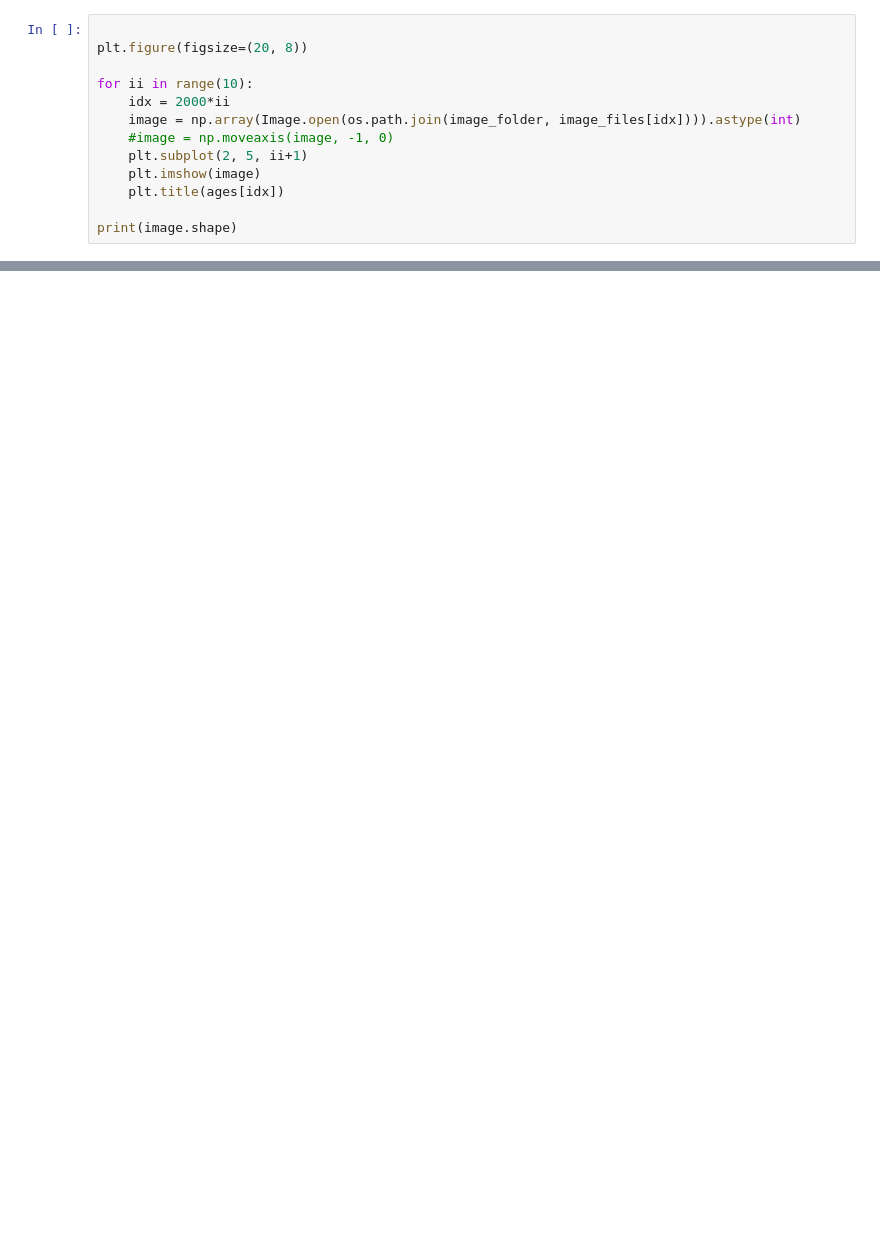
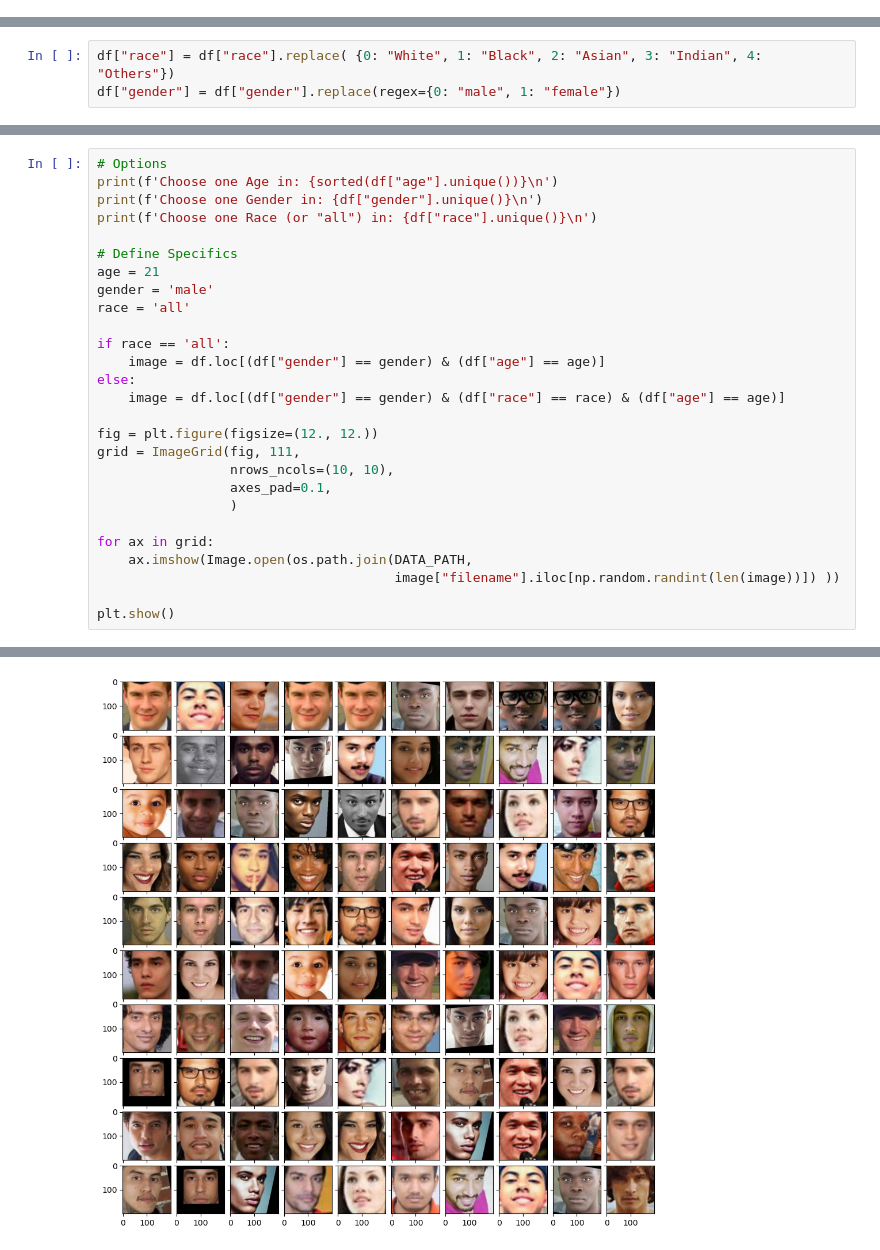
Before and after one commit to albertkao227/image-regression, a Jupyter notebook: notebooks/example.ipynb, the cells around one changed output, grey strips where cells are left out. Cells and saved outputs as stored; diff of their text form; blank space fills up the shorter version.

```diff
--- a/notebooks/example.ipynb
+++ b/notebooks/example.ipynb
@@ -30,13 +0,0 @@ print(ages[:3])
-# %%
-
-plt.figure(figsize=(20, 8))
-
-for ii in range(10):
-    idx = 2000*ii
-    image = np.array(Image.open(os.path.join(image_folder, image_files[idx]))).astype(int)
-    #image = np.moveaxis(image, -1, 0)
-    plt.subplot(2, 5, ii+1)
-    plt.imshow(image)
-    plt.title(ages[idx])
-
-print(image.shape)
@@ -227,0 +69,3 @@ def predict_age(model, img_path, device):
+# %%
+df["race"] = df["race"].replace( {0: "White", 1: "Black", 2: "Asian", 3: "Indian", 4: "Others"})
+df["gender"] = df["gender"].replace(regex={0: "male", 1: "female"})
@@ -227,0 +81,28 @@ def predict_age(model, img_path, device):
+# %%
+# Options
+print(f'Choose one Age in: {sorted(df["age"].unique())}\n')
+print(f'Choose one Gender in: {df["gender"].unique()}\n')
+print(f'Choose one Race (or "all") in: {df["race"].unique()}\n')
+
+# Define Specifics
+age = 21
+gender = 'male'
+race = 'all'
+
+if race == 'all':
+    image = df.loc[(df["gender"] == gender) & (df["age"] == age)]
+else:
+    image = df.loc[(df["gender"] == gender) & (df["race"] == race) & (df["age"] == age)]
+
+fig = plt.figure(figsize=(12., 12.))
+grid = ImageGrid(fig, 111,
+                 nrows_ncols=(10, 10),
+                 axes_pad=0.1,
+                 )
+
+for ax in grid:
+    ax.imshow(Image.open(os.path.join(DATA_PATH,
+                                      image["filename"].iloc[np.random.randint(len(image))]) ))
+
+plt.show()
+# %% [output]
@@ -227,0 +114 @@ def predict_age(model, img_path, device):
+[figure, added]
```
Also changed, not shown: parts of 42 cells of this notebook.
